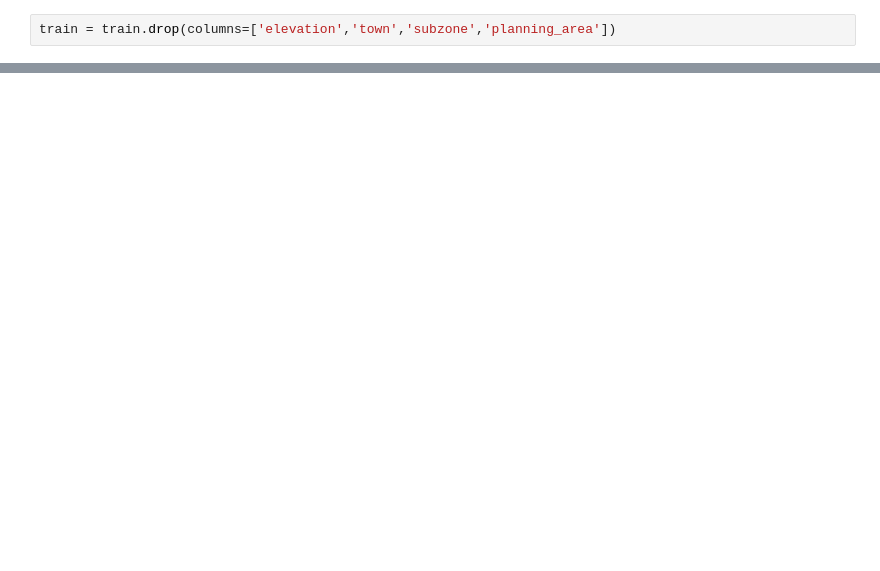
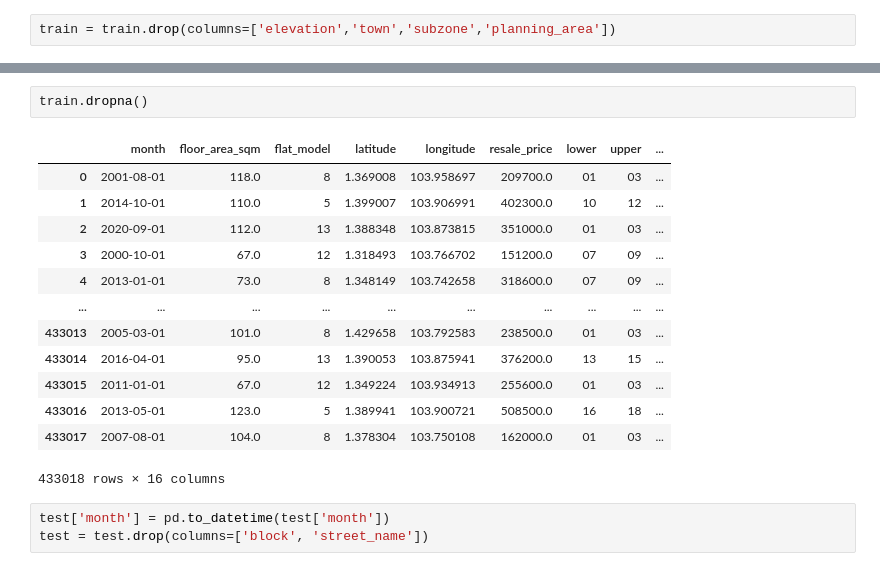
Before and after one commit to kuantzuhsiang/CS5228-Kaggle-Competition, a Jupyter notebook: pre cleaned.ipynb, the cells around one changed output, grey strips where cells are left out. Saved outputs shown, nothing was run; the diff lists cells and outputs as text; blank space fills up the shorter version.

```diff
--- a/pre cleaned.ipynb
+++ b/pre cleaned.ipynb
@@ -81,0 +87,19 @@ print(train['flat_model'].unique())
+# %%
+train.dropna()
+# %% [output]
+|  | month | floor_area_sqm | flat_model | latitude | longitude | resale_price | lower | upper | ... |
+| 0 | 2001-08-01 | 118.0 | 8 | 1.369008 | 103.958697 | 209700.0 | 01 | 03 | ... |
+| 1 | 2014-10-01 | 110.0 | 5 | 1.399007 | 103.906991 | 402300.0 | 10 | 12 | ... |
+| 2 | 2020-09-01 | 112.0 | 13 | 1.388348 | 103.873815 | 351000.0 | 01 | 03 | ... |
+| 3 | 2000-10-01 | 67.0 | 12 | 1.318493 | 103.766702 | 151200.0 | 07 | 09 | ... |
+| 4 | 2013-01-01 | 73.0 | 8 | 1.348149 | 103.742658 | 318600.0 | 07 | 09 | ... |
+| ... | ... | ... | ... | ... | ... | ... | ... | ... | ... |
+| 433013 | 2005-03-01 | 101.0 | 8 | 1.429658 | 103.792583 | 238500.0 | 01 | 03 | ... |
+| 433014 | 2016-04-01 | 95.0 | 13 | 1.390053 | 103.875941 | 376200.0 | 13 | 15 | ... |
+| 433015 | 2011-01-01 | 67.0 | 12 | 1.349224 | 103.934913 | 255600.0 | 01 | 03 | ... |
+| 433016 | 2013-05-01 | 123.0 | 5 | 1.389941 | 103.900721 | 508500.0 | 16 | 18 | ... |
+| 433017 | 2007-08-01 | 104.0 | 8 | 1.378304 | 103.750108 | 162000.0 | 01 | 03 | ... |
+433018 rows × 16 columns
+# %%
+test['month'] = pd.to_datetime(test['month'])
+test = test.drop(columns=['block', 'street_name'])
```
Also changed, not shown: parts of 16 cells of this notebook.
